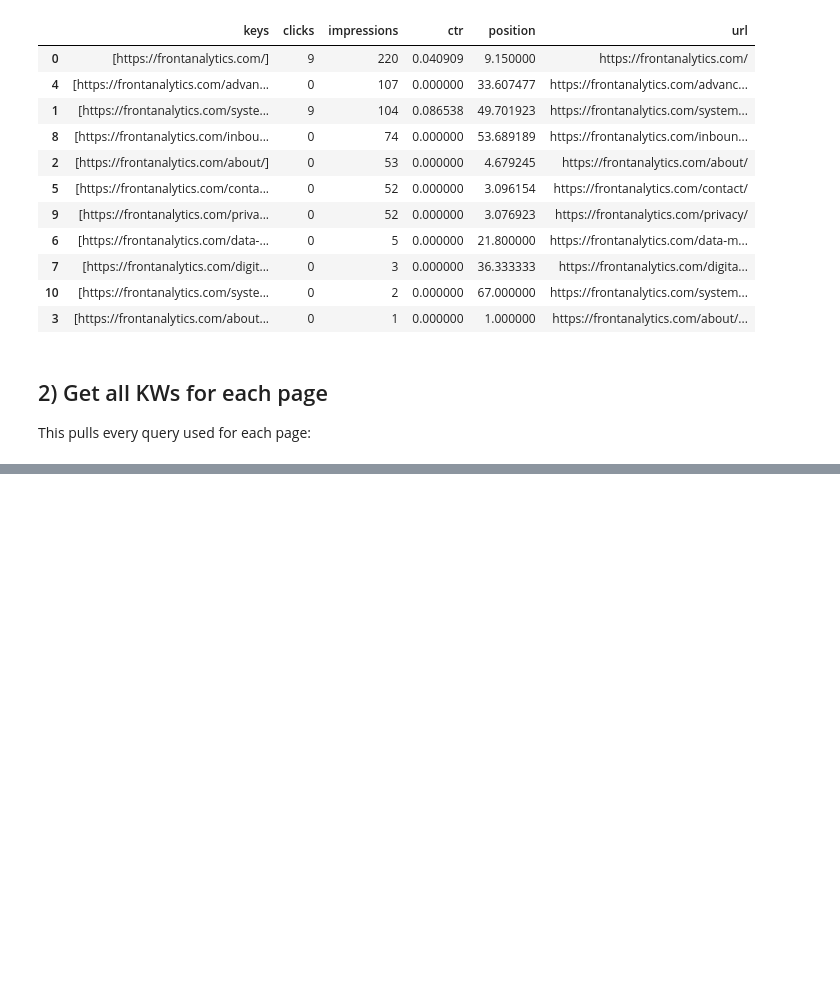
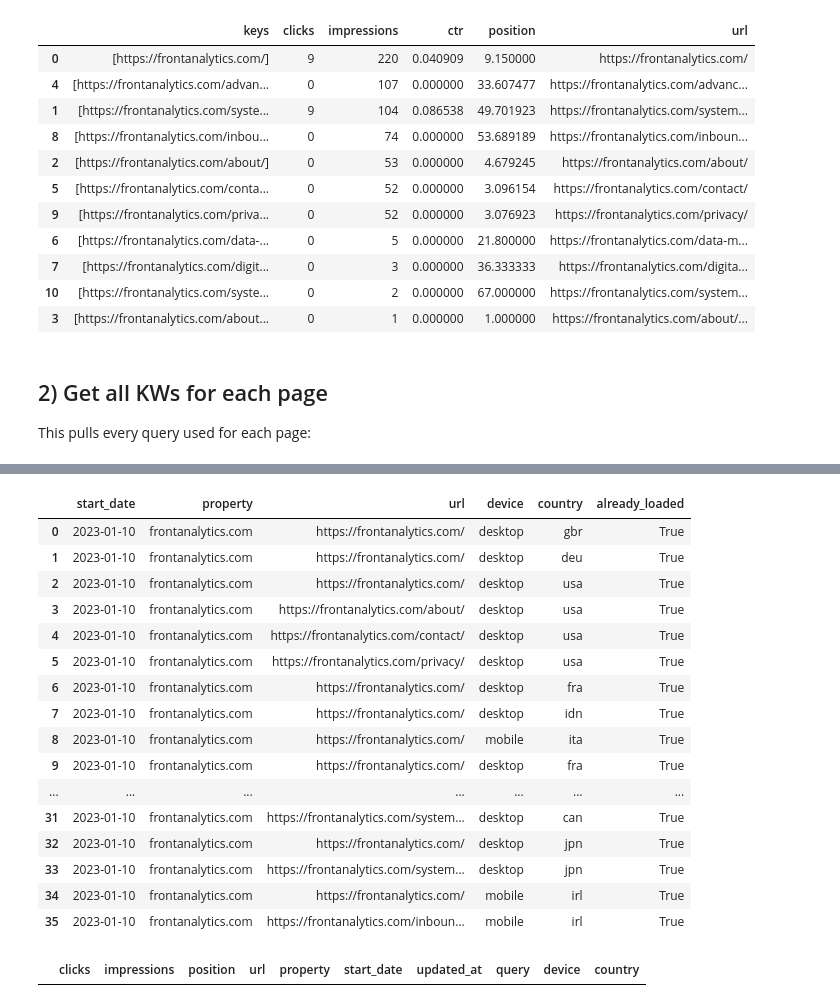
Before and after one commit to FrontAnalyticsInc/data-winners, a Jupyter notebook: datasource-api-google-search-console/part2-gsc-api-upload-to-bigquery.ipynb, the cells around one changed output, grey strips where cells are left out. Saved outputs shown, nothing was run; the diff lists cells and outputs as text; code cells hidden in the pictures; blank space fills up the shorter version.

```diff
--- a/datasource-api-google-search-console/part2-gsc-api-upload-to-bigquery.ipynb
+++ b/datasource-api-google-search-console/part2-gsc-api-upload-to-bigquery.ipynb
@@ -424,0 +447,30 @@ KeyError: "None of [Index(['Date_CY', 'Park', 'Visitor_Type', 'Count'], dtype='o
+# %%
+already_loaded[join_cols]
+# %% [output]
+|  | start_date | property | url | device | country | already_loaded |
+| 0 | 2023-01-10 | frontanalytics.com | https://frontanalytics.com/ | desktop | gbr | True |
+| 1 | 2023-01-10 | frontanalytics.com | https://frontanalytics.com/ | desktop | deu | True |
+| 2 | 2023-01-10 | frontanalytics.com | https://frontanalytics.com/ | desktop | usa | True |
+| 3 | 2023-01-10 | frontanalytics.com | https://frontanalytics.com/about/ | desktop | usa | True |
+| 4 | 2023-01-10 | frontanalytics.com | https://frontanalytics.com/contact/ | desktop | usa | True |
+| 5 | 2023-01-10 | frontanalytics.com | https://frontanalytics.com/privacy/ | desktop | usa | True |
+| 6 | 2023-01-10 | frontanalytics.com | https://frontanalytics.com/ | desktop | fra | True |
+| 7 | 2023-01-10 | frontanalytics.com | https://frontanalytics.com/ | desktop | idn | True |
+| 8 | 2023-01-10 | frontanalytics.com | https://frontanalytics.com/ | mobile | ita | True |
+| 9 | 2023-01-10 | frontanalytics.com | https://frontanalytics.com/ | desktop | fra | True |
+| ... | ... | ... | ... | ... | ... | ... |
+| 31 | 2023-01-10 | frontanalytics.com | https://frontanalytics.com/system... | desktop | can | True |
+| 32 | 2023-01-10 | frontanalytics.com | https://frontanalytics.com/ | desktop | jpn | True |
+| 33 | 2023-01-10 | frontanalytics.com | https://frontanalytics.com/system... | desktop | jpn | True |
+| 34 | 2023-01-10 | frontanalytics.com | https://frontanalytics.com/ | mobile | irl | True |
+| 35 | 2023-01-10 | frontanalytics.com | https://frontanalytics.com/inboun... | mobile | irl | True |
+# %%
+# find the rows that aren't loaded yet
+join_cols = ['start_date','property','url','device','country']
+not_loaded = df_all_queries.merge(already_loaded[join_cols+['already_loaded']], how="left", on=join_cols)
+not_loaded = not_loaded[not_loaded['already_loaded'].isna()]
+cols = list(df_all_queries.columns)
+not_loaded = not_loaded[cols]
+not_loaded
+# %% [output]
+|  | clicks | impressions | position | url | property | start_date | updated_at | query | device | country |
```
Also changed, not shown: parts of 33 cells of this notebook, 6 other files.
